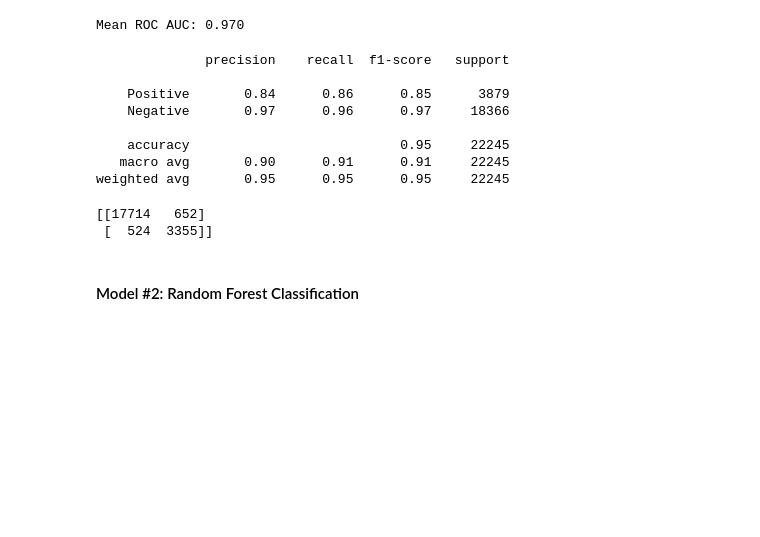
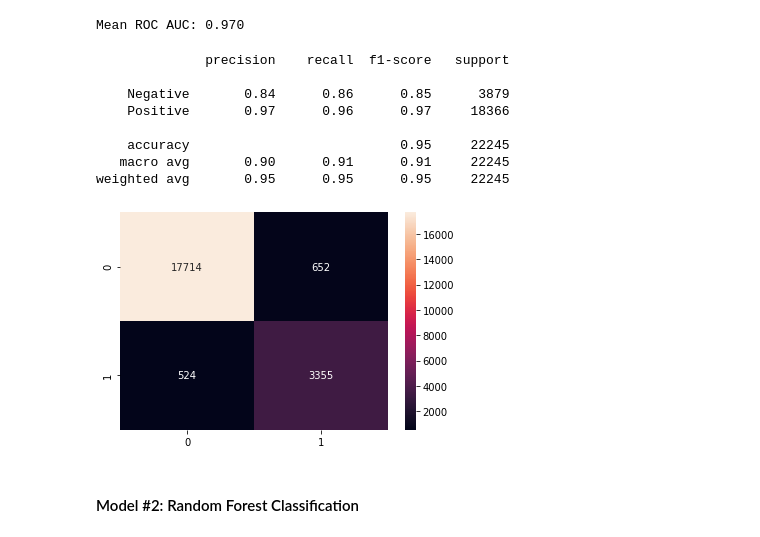
Before and after one commit to statzenthusiast921/political-emails-analysis, a Jupyter notebook: main/notebooks/Emails EDA 10.16.22.ipynb, the cells around one changed output. Cells and saved outputs as stored; diff of their text form; code cells hidden in the pictures; blank space fills up the shorter version.

```diff
--- a/main/notebooks/Emails EDA 10.16.22.ipynb
+++ b/main/notebooks/Emails EDA 10.16.22.ipynb
@@ -790,13 +790,13 @@ print('Mean ROC AUC: %.3f' % mean(scores))
 Mean ROC AUC: 0.970
 # %%
 #Classification report for Logistic Regression
-lr_report=classification_report(y_test,lr_predict,target_names=['Positive','Negative'])
+lr_report=classification_report(y_test,lr_predict,target_names=['Negative','Positive'])
 print(lr_report)
 # %% [output]
               precision    recall  f1-score   support
 
-    Positive       0.84      0.86      0.85      3879
-    Negative       0.97      0.96      0.97     18366
+    Negative       0.84      0.86      0.85      3879
+    Positive       0.97      0.96      0.97     18366
 
     accuracy                           0.95     22245
    macro avg       0.90      0.91      0.91     22245
@@ -804,10 +804,9 @@ weighted avg       0.95      0.95      0.95     22245
 # %%
 #Confusion matrix for Logistic Regression
 conf_mat=confusion_matrix(y_test,lr_predict,labels=[1,0])
-print(conf_mat)
+sns.heatmap(conf_mat, annot=True, fmt='.0f'); #annot=True to annotate cells
 # %% [output]
-[[17714   652]
- [  524  3355]]
+[figure, added]
 # %% [markdown]
 #### Model #2: Random Forest Classification
 # %%
```
Also changed, not shown: parts of 14 cells of this notebook.
